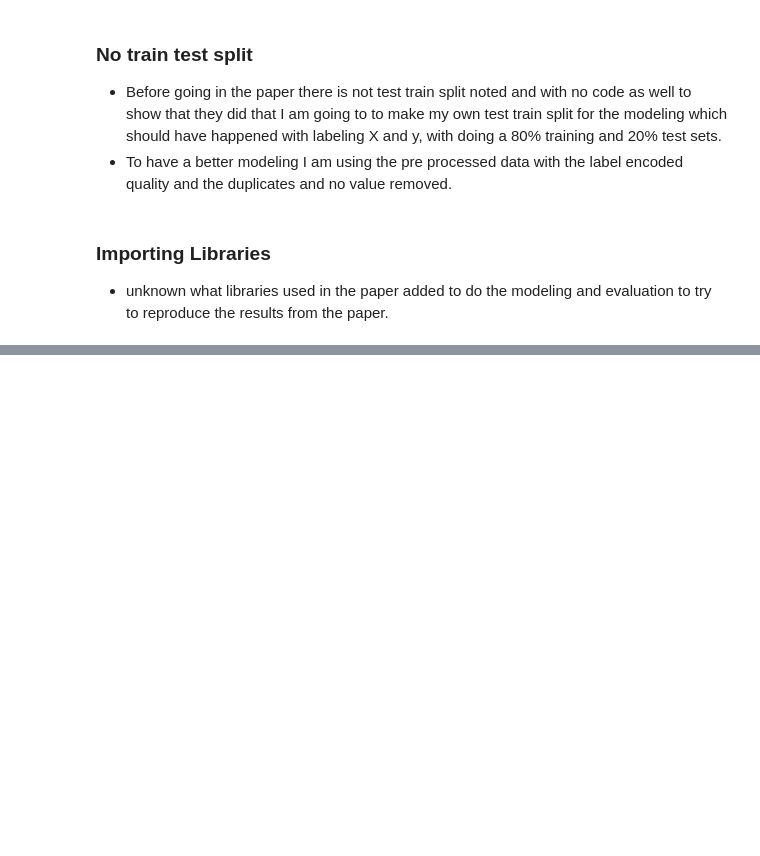
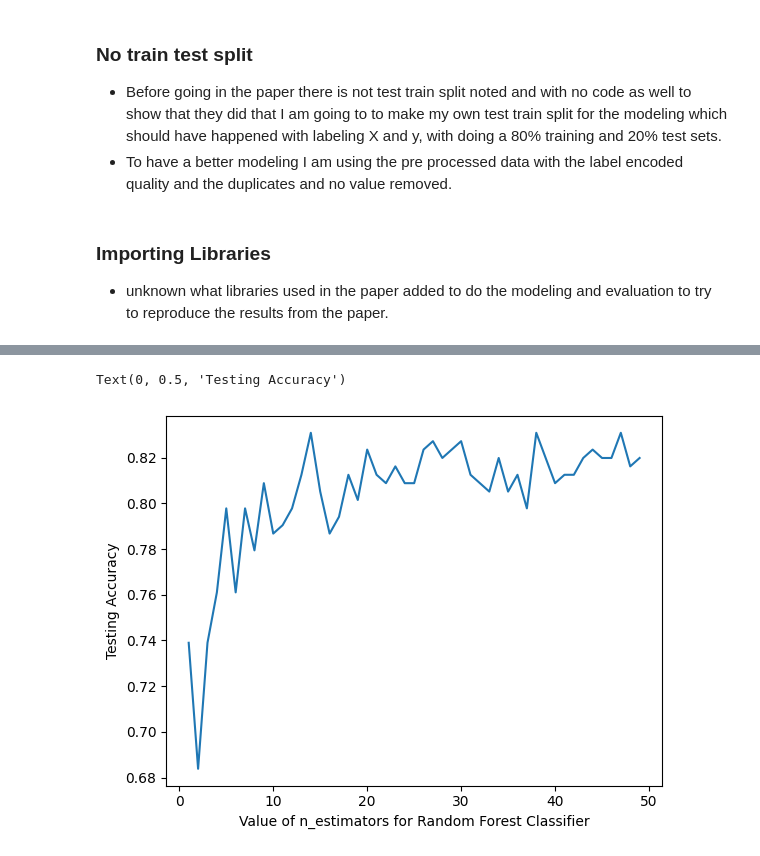
Before and after one commit to Priceaj89/DATA6550-Bias-Reproducibility, a Jupyter notebook: CODE/PRICE/Wine_reproduceability_AlexanderPrice.ipynb, the cells around one changed output, grey strips where cells are left out. Drawn from its saved outputs; the diff is of its cells as text; code cells hidden in the pictures; blank space fills up the shorter version.

```diff
--- a/CODE/PRICE/Wine_reproduceability_AlexanderPrice.ipynb
+++ b/CODE/PRICE/Wine_reproduceability_AlexanderPrice.ipynb
@@ -367,0 +528,13 @@ Best CV MSE: 0.0001
+# %%
+# GridSearchCV to find the best hyperparameters for the SVM
+param_grid_svm = {'C': [0.1, 1, 10, 100, 1000],'gamma': ['scale', 'auto', 0.001, 0.01, 0.1], 'class_weight': [None, 'balanced'],
+    'random_state': [42, 99, 1000, 4800]}
+
+grid_search_svm = GridSearchCV(SVC(),param_grid_svm,cv=5,scoring='f1_weighted',n_jobs=-1,verbose=1)
+grid_search_svm.fit(X_train_balanced, y_train_balanced)
+
+svm_best_params = grid_search_svm.best_params_
+svm_best_score = grid_search_svm.best_score_
+
+print(f"Best SVM Parameters: {svm_best_params}")
+print(f"Best SVM CV F1 (weighted): {svm_best_score:.4f}")
@@ -367,0 +545,5 @@ Best CV MSE: 0.0001
+# %%
+svm_model_optimal = SVC(kernel='rbf', C=10, gamma='scale', class_weight=None, random_state=42)
+svm_model_optimal.fit(X_train_balanced, y_train_balanced)
+y_pred_optimal = svm_model_optimal.predict(X_test_svm)
+y_pred_optimal
@@ -367,0 +606,8 @@ Best CV MSE: 0.0001
+# %%
+# Train Random Forest on the balanced training split while keeping evaluation on the original test split.
+X_train_rf, X_test_rf, y_train_rf, y_test_rf = X_train_balanced, X_test_scaled, y_train_balanced, y_test
+# %%
+random_forest_model = RandomForestClassifier(n_estimators=100, class_weight='balanced_subsample', random_state=42)
+random_forest_model.fit(X_train_rf, y_train_rf)
+y_pred_rf = random_forest_model.predict(X_test_rf)
+y_pred_rf
@@ -367,0 +628,19 @@ Best CV MSE: 0.0001
+# %%
+scores =[]
+for k in range(1, 50):
+    rfc = RandomForestClassifier(n_estimators=k)
+    rfc.fit(X_train_rf, y_train_rf)
+    y_pred_rf = rfc.predict(X_test_rf)
+    scores.append(accuracy_score(y_test_rf, y_pred_rf))
+
+import matplotlib.pyplot as plt
+%matplotlib inline
+
+# plot the relationship between K and testing accuracy
+# plt.plot(x_axis, y_axis)
+plt.plot(range(1, 50), scores)
+plt.xlabel('Value of n_estimators for Random Forest Classifier')
+plt.ylabel('Testing Accuracy')
+# %% [output]
+Text(0, 0.5, 'Testing Accuracy')
+[figure, added]
```
Also changed, not shown: parts of 80 cells of this notebook.
